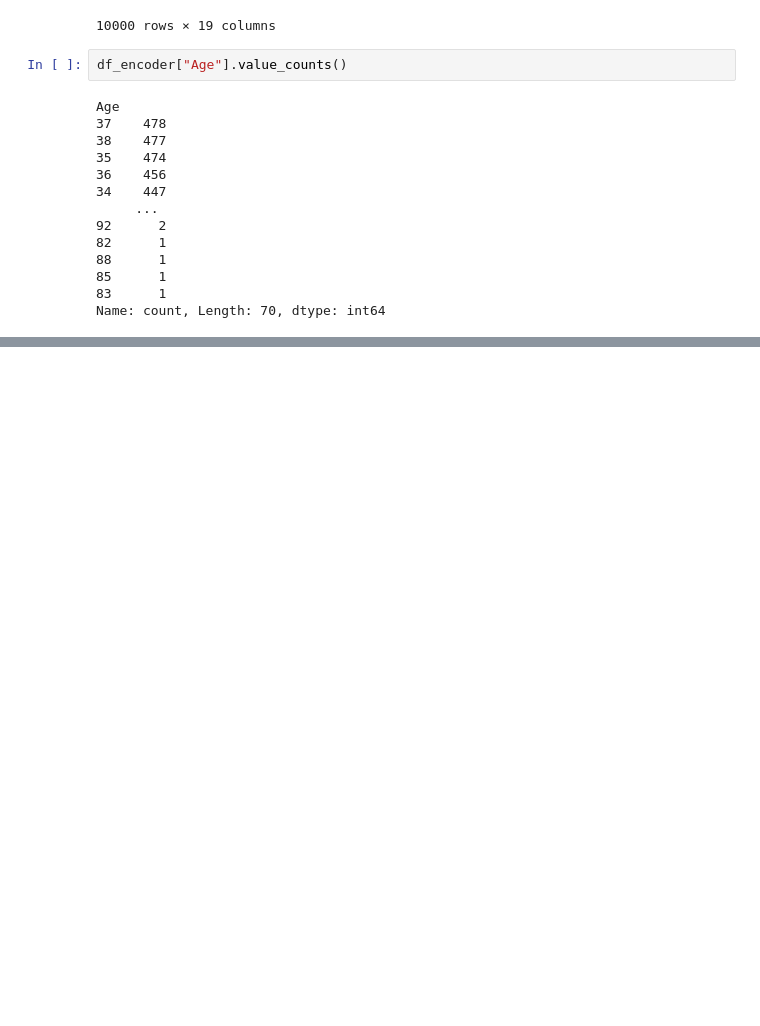
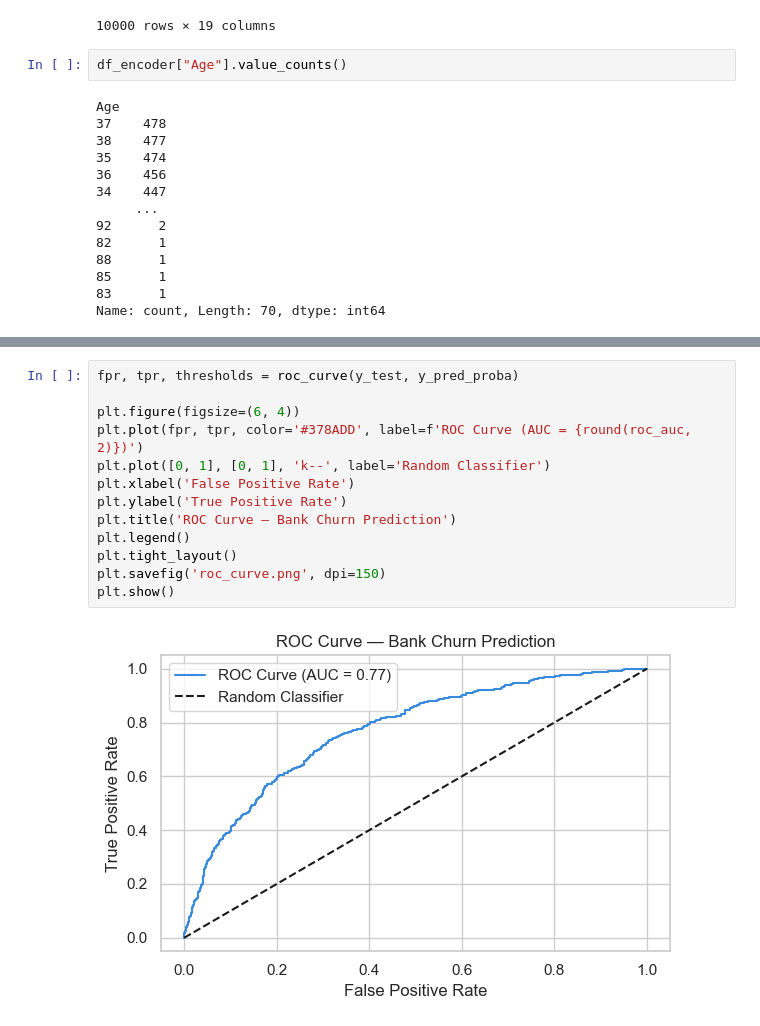
Before and after one commit to katika-khayyum/bank-churn-analysis-python-sql-eda, a Jupyter notebook: Data/bank_churn_eda.ipynb, the cells around one changed output, grey strips where cells are left out. Saved outputs shown, nothing was run; the diff lists cells and outputs as text; blank space fills up the shorter version.

```diff
--- a/Data/bank_churn_eda.ipynb
+++ b/Data/bank_churn_eda.ipynb
@@ -486,0 +577,15 @@ plt.show()
+# %%
+fpr, tpr, thresholds = roc_curve(y_test, y_pred_proba)
+
+plt.figure(figsize=(6, 4))
+plt.plot(fpr, tpr, color='#378ADD', label=f'ROC Curve (AUC = {round(roc_auc, 2)})')
+plt.plot([0, 1], [0, 1], 'k--', label='Random Classifier')
+plt.xlabel('False Positive Rate')
+plt.ylabel('True Positive Rate')
+plt.title('ROC Curve — Bank Churn Prediction')
+plt.legend()
+plt.tight_layout()
+plt.savefig('roc_curve.png', dpi=150)
+plt.show()
+# %% [output]
+[figure, added]
```
Also changed, not shown: parts of 60 cells of this notebook, 3 other files.
